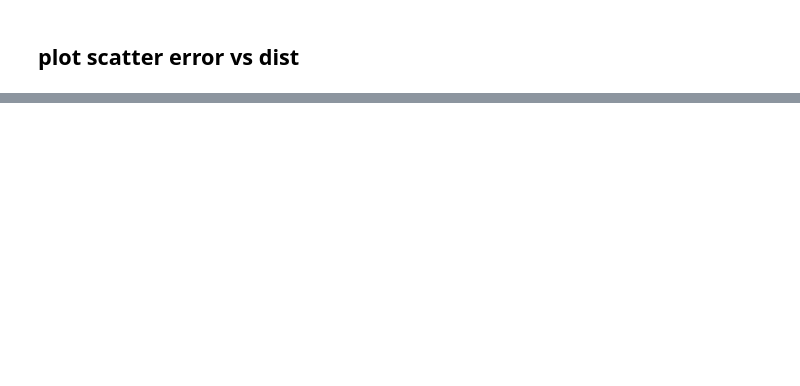
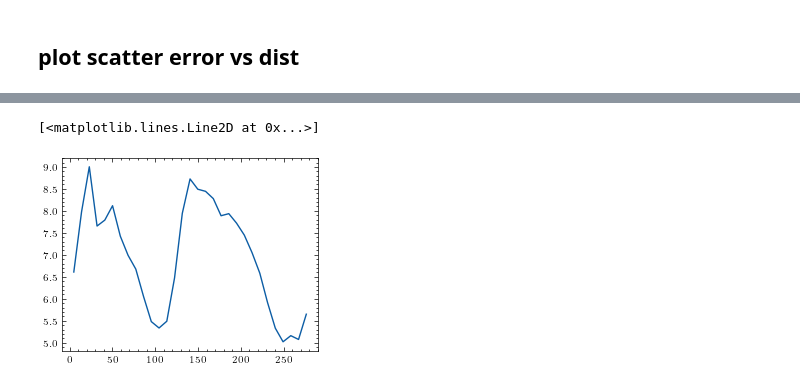
Before and after one commit to scarpma/aorta_lib, a Jupyter notebook: examples/test.ipynb, the cells around one changed output, grey strips where cells are left out. Saved outputs shown, nothing was run; the diff lists cells and outputs as text; code cells hidden in the pictures; blank space fills up the shorter version.

```diff
--- a/examples/test.ipynb
+++ b/examples/test.ipynb
@@ -100,0 +237,37 @@ fig.savefig('expl_var_and_dc_histogram.pdf', dpi=300)
+# %%
+bins_trues, av_trues = [], []
+bins_roms, av_roms = [], []
+bins_errors, av_errors = [], []
+nbins = 31
+hemo_odir_vmtk = Path('../aorta_lib/hemodyn/odir_noLATIN1_evaluate_vmtk')
+samples = sorted(list(hemo_odir_vmtk.glob('*[!cl].vtp')))
+for i in tqdm.tqdm(
+        range(len(samples)),
+        desc='Loading simulations', ncols=100):
+  #print(samples[i])
+  sample = samples[i]
+  m = pv.read(sample)
+
+  long = m['AbscissaMetric']
+  bins_true, av_true = utils.binned_stat(long, m['tawss'], nbins)
+  bins_rom, av_rom = utils.binned_stat(long, m['tawss_ROM_val'], nbins)
+  bins_error, av_error = utils.binned_stat(long, (np.abs(m['tawss']-m['tawss_ROM_val'])/(m['tawss'].max()-m['tawss'].min()).T).T, nbins)
+
+  bins_trues.append(bins_true)
+  bins_roms.append(bins_rom)
+  av_trues.append(av_true)
+  av_roms.append(av_rom)
+  bins_errors.append(bins_error)
+  av_errors.append(av_error)
+# %%
+av_trues = np.array(av_trues)
+av_roms = np.array(av_roms)
+bins_trues = np.array(bins_trues)
+
+av_errors = np.array(av_errors)
+bins_errors = np.array(bins_errors)
+# %%
+plt.plot(bins_errors.mean(0),av_errors.mean(0)*100)
+# %% [output]
+[<matplotlib.lines.Line2D at 0x...>]
+[figure, added]
```
Also changed, not shown: parts of 18 cells of this notebook, 9 other files.
